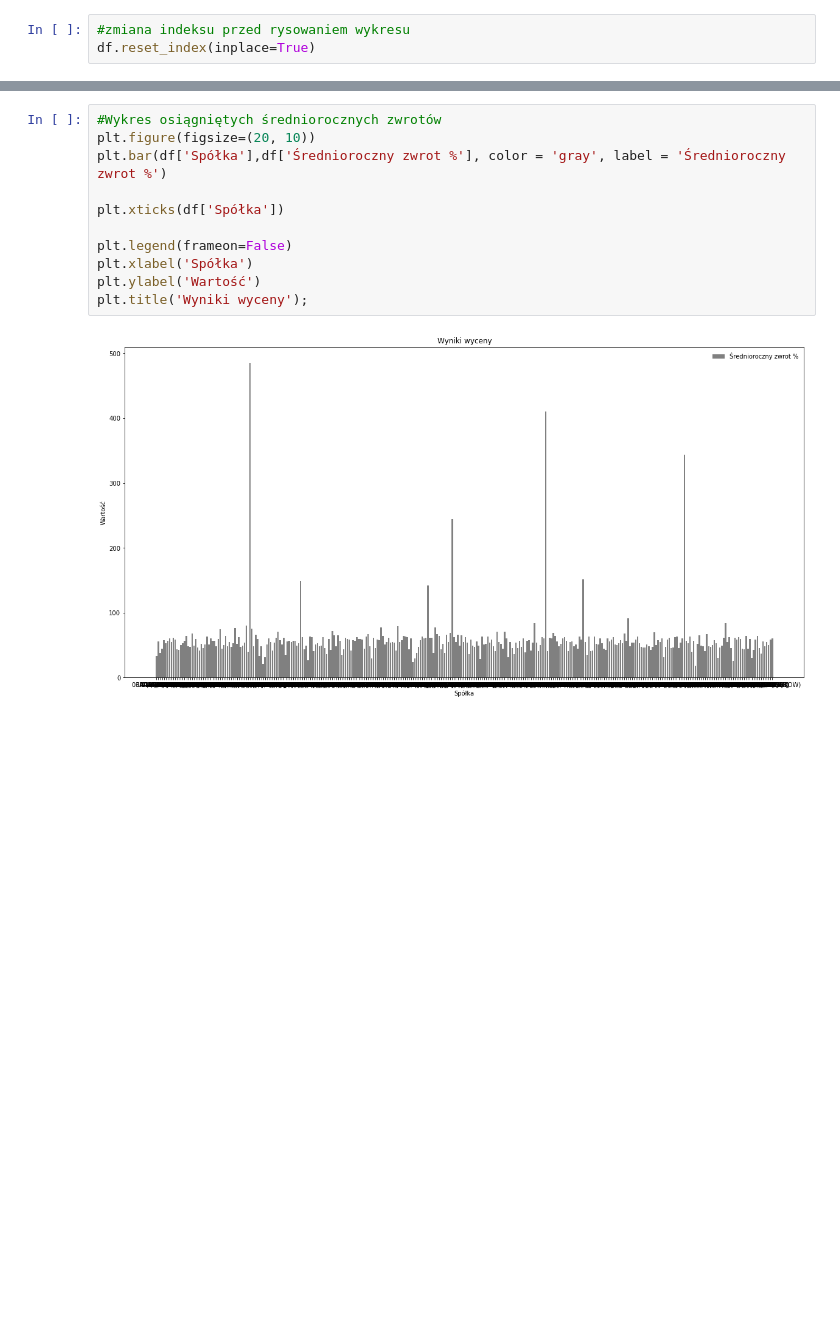
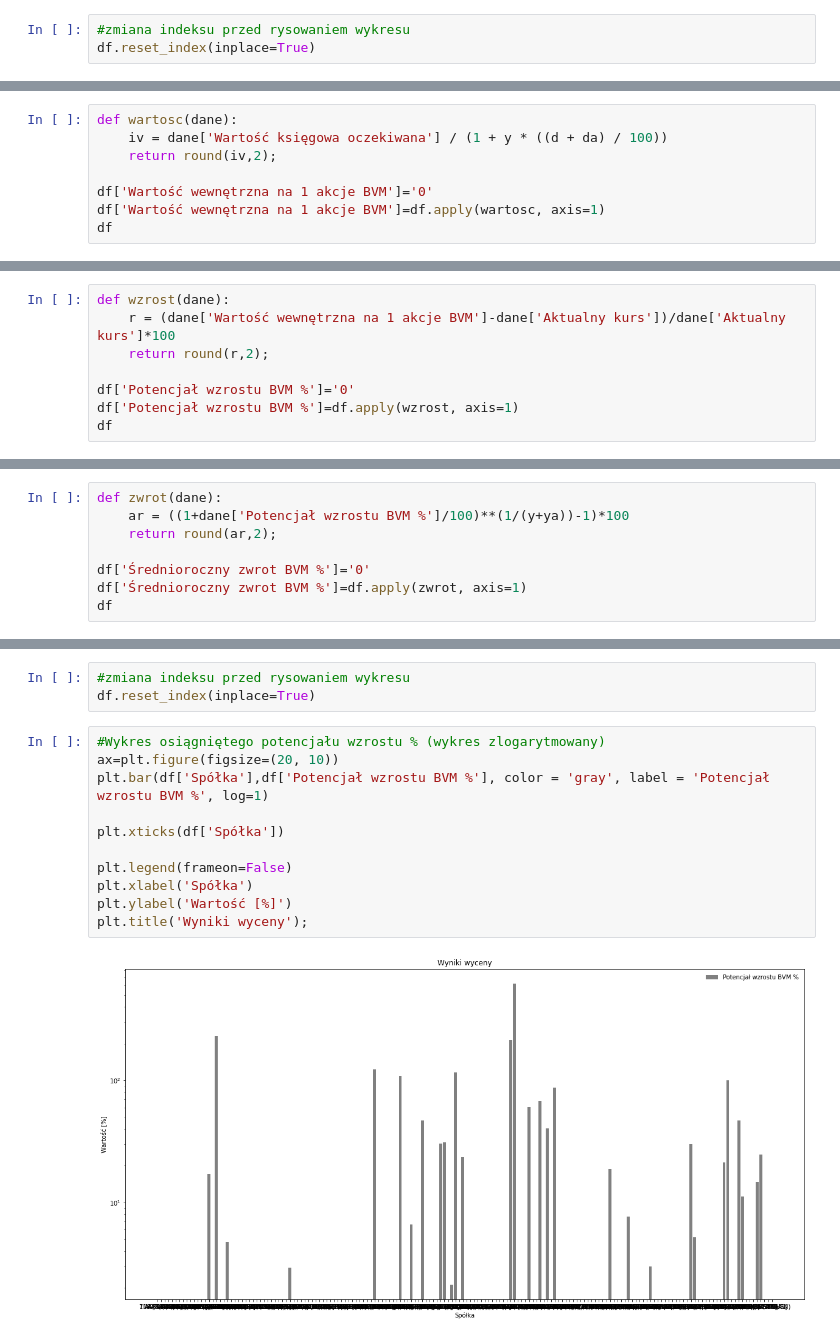
Before and after one commit to TomekSwiatek/Valuation-of-shares-of-selected-companies, a Jupyter notebook: Wyceny spolek gieldowych.ipynb, the cells around one changed output, grey strips where cells are left out. Saved outputs shown, nothing was run; the diff lists cells and outputs as text; blank space fills up the shorter version.

```diff
--- a/Wyceny spolek gieldowych.ipynb
+++ b/Wyceny spolek gieldowych.ipynb
@@ -455,0 +746,8 @@ plt.title('Wyniki wyceny');
+# %%
+def wartosc(dane):
+    iv = dane['Wartość księgowa oczekiwana'] / (1 + y * ((d + da) / 100))
+    return round(iv,2);
+
+df['Wartość wewnętrzna na 1 akcje BVM']='0'
+df['Wartość wewnętrzna na 1 akcje BVM']=df.apply(wartosc, axis=1)
+df
@@ -455,0 +781,8 @@ plt.title('Wyniki wyceny');
+# %%
+def wzrost(dane):
+    r = (dane['Wartość wewnętrzna na 1 akcje BVM']-dane['Aktualny kurs'])/dane['Aktualny kurs']*100
+    return round(r,2);
+
+df['Potencjał wzrostu BVM %']='0'
+df['Potencjał wzrostu BVM %']=df.apply(wzrost, axis=1)
+df
@@ -455,0 +816,8 @@ plt.title('Wyniki wyceny');
+# %%
+def zwrot(dane):
+    ar = ((1+dane['Potencjał wzrostu BVM %']/100)**(1/(y+ya))-1)*100
+    return round(ar,2);
+
+df['Średnioroczny zwrot BVM %']='0'
+df['Średnioroczny zwrot BVM %']=df.apply(zwrot, axis=1)
+df
@@ -456,13 +880,16 @@ plt.title('Wyniki wyceny');
+# %%
+#zmiana indeksu przed rysowaniem wykresu
+df.reset_index(inplace=True)
 # %%
-#Wykres osiągniętych średniorocznych zwrotów
-plt.figure(figsize=(20, 10))
-plt.bar(df['Spółka'],df['Średnioroczny zwrot %'], color = 'gray', label = 'Średnioroczny zwrot %')
+#Wykres osiągniętego potencjału wzrostu % (wykres zlogarytmowany)
+ax=plt.figure(figsize=(20, 10))
+plt.bar(df['Spółka'],df['Potencjał wzrostu BVM %'], color = 'gray', label = 'Potencjał wzrostu BVM %', log=1)
 
 plt.xticks(df['Spółka'])
 
 plt.legend(frameon=False)
 plt.xlabel('Spółka')
-plt.ylabel('Wartość')
+plt.ylabel('Wartość [%]')
 plt.title('Wyniki wyceny');
 # %% [output]
-[figure, old version]
+[figure, new version]
```
Also changed, not shown: parts of 99 cells of this notebook, 3 other files.
